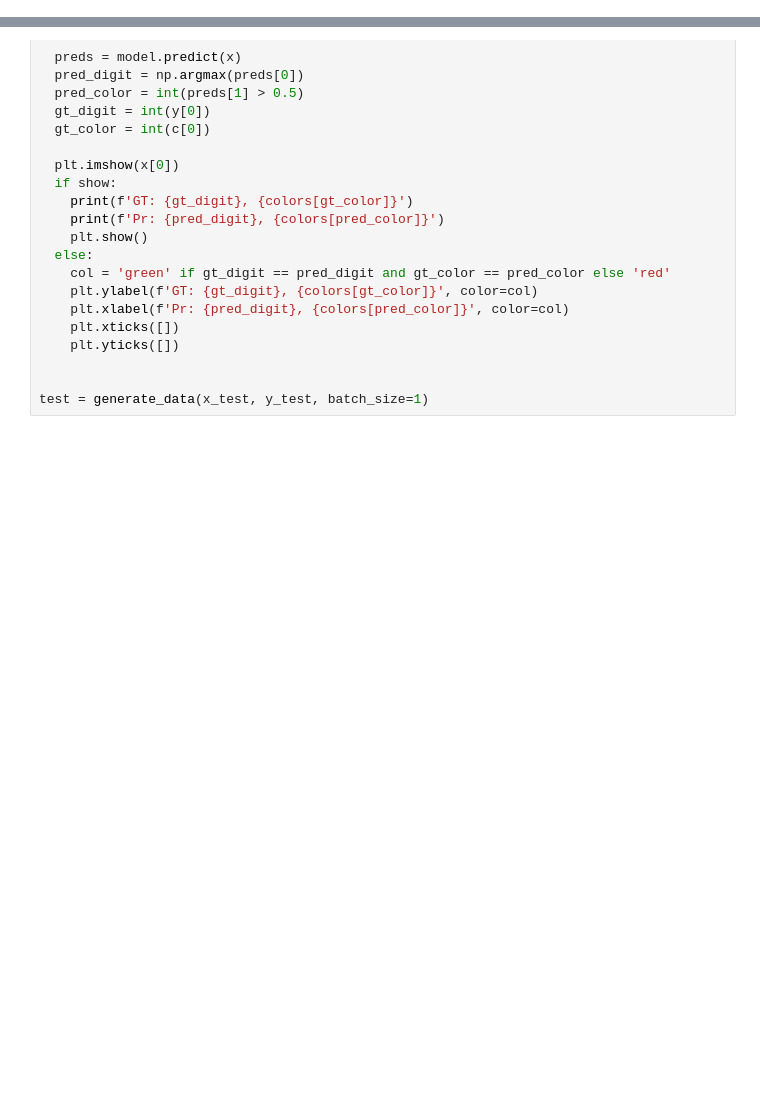
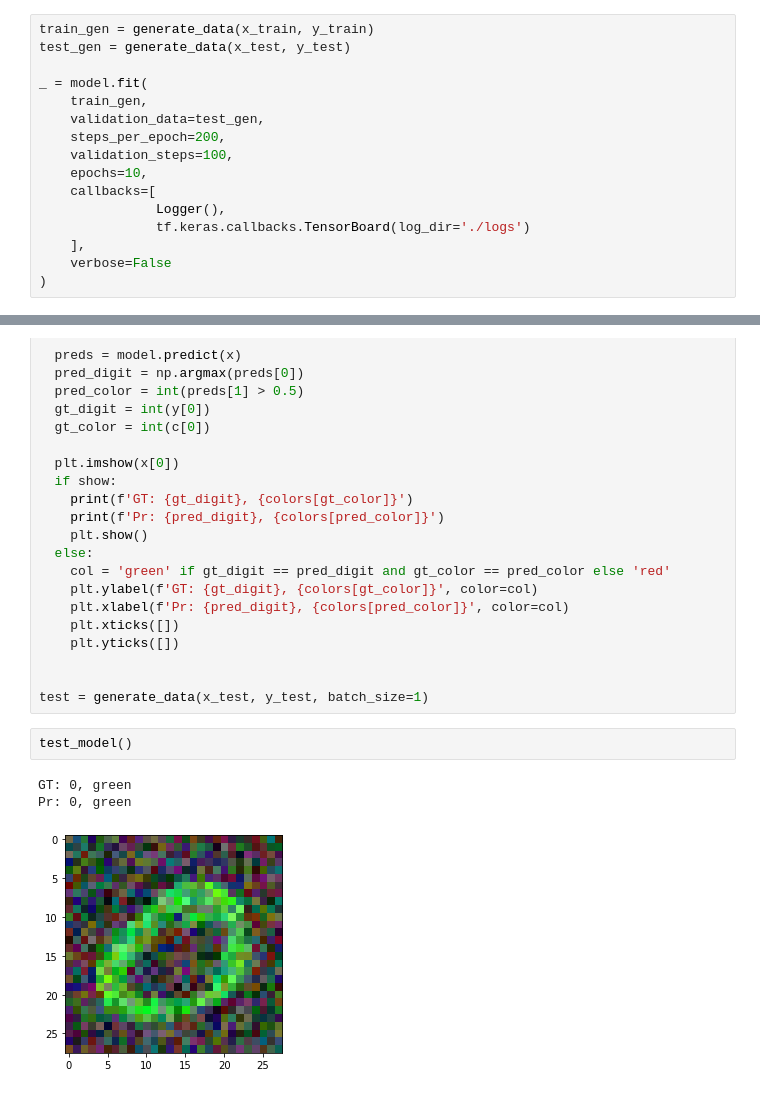
Before and after one commit to hmtkvs/02456-deep-learning-with-PyTorch, a Jupyter notebook: Creating_Multi_Task_Models_With_Keras_Starter.ipynb, the cells around one changed output, grey strips where cells are left out. Saved outputs shown, nothing was run; the diff lists cells and outputs as text; blank space fills up the shorter version.

```diff
--- a/Creating_Multi_Task_Models_With_Keras_Starter.ipynb
+++ b/Creating_Multi_Task_Models_With_Keras_Starter.ipynb
@@ -83,3 +140,19 @@ class Logger(tf.keras.callbacks.Callback):
     print('='*30, epoch + 1, '='*30)
     print(f'digit_accuracy: {digit_accuracy:.2f}, color_accuracy: {color_accuracy:.2f}')
     print(f'val_digit_accuracy: {val_digit_accuracy:.2f}, val_color_accuracy: {val_color_accuracy:.2f}')
+# %%
+train_gen = generate_data(x_train, y_train)
+test_gen = generate_data(x_test, y_test)
+
+_ = model.fit(
+    train_gen,
+    validation_data=test_gen,
+    steps_per_epoch=200,
+    validation_steps=100,
+    epochs=10,
+    callbacks=[
+               Logger(),
+               tf.keras.callbacks.TensorBoard(log_dir='./logs')
+    ],
+    verbose=False
+)
@@ -111,3 +204,9 @@ def test_model(show=True):
 
 
 test = generate_data(x_test, y_test, batch_size=1)
+# %%
+test_model()
+# %% [output]
+GT: 0, green
+Pr: 0, green
+[figure, added]
```
Also changed, not shown: parts of 10 cells of this notebook.
